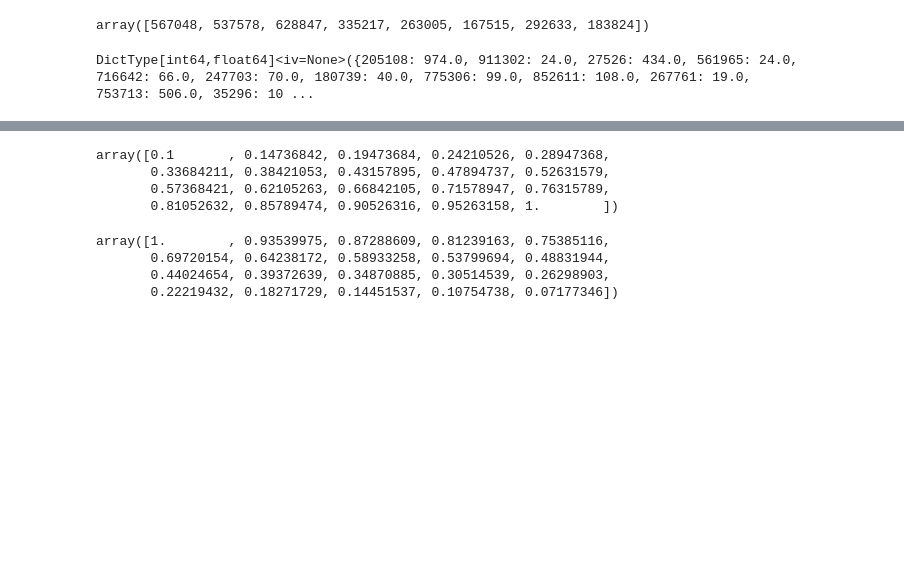
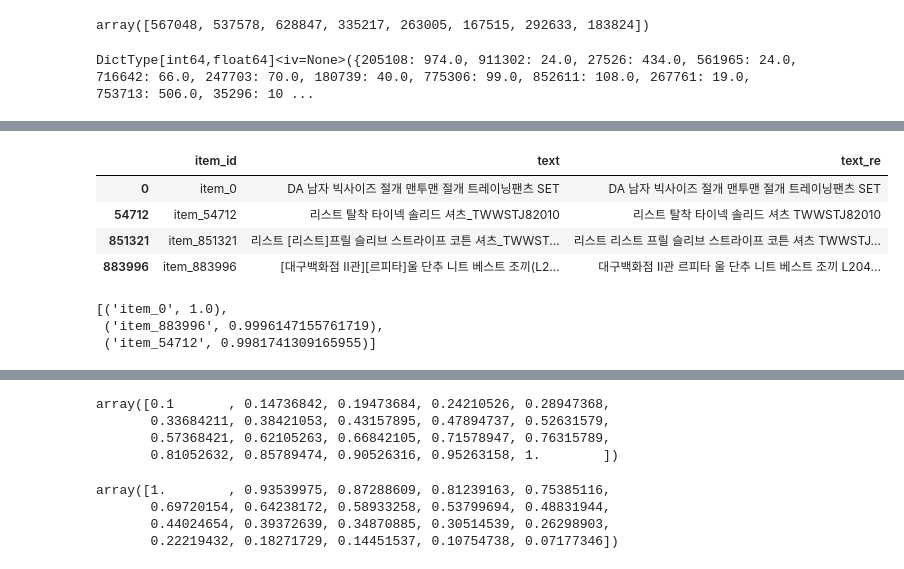
Before and after one commit to citizenofathens/AlgorithmDataStructure, a Jupyter notebook: baseline_(2).ipynb, the cells around one changed output, grey strips where cells are left out. Drawn from its saved outputs; the diff is of its cells as text; code cells hidden in the pictures; blank space fills up the shorter version.

```diff
--- a/baseline_(2).ipynb
+++ b/baseline_(2).ipynb
@@ -611,0 +883,21 @@ dtype: int64
+# %%
+# 하나도 안비슷한데 흠 뭐가 잘못된듯
+
+item_df[item_df.item_id.isin(['item_0','item_883996','item_54712','item_851321'])]
+# %% [output]
+|  | item_id | text | text_re |
+| 0 | item_0 | DA 남자 빅사이즈 절개 맨투맨 절개 트레이닝팬츠 SET | DA 남자 빅사이즈 절개 맨투맨 절개 트레이닝팬츠 SET |
+| 54712 | item_54712 | 리스트 탈착 타이넥 솔리드 셔츠_TWWSTJ82010 | 리스트 탈착 타이넥 솔리드 셔츠 TWWSTJ82010 |
+| 851321 | item_851321 | 리스트 [리스트]프릴 슬리브 스트라이프 코튼 셔츠_TWWST... | 리스트 리스트 프릴 슬리브 스트라이프 코튼 셔츠 TWWSTJ... |
+| 883996 | item_883996 | [대구백화점 II관][르피타]울 단추 니트 베스트 조끼(L2... | 대구백화점 II관 르피타 울 단추 니트 베스트 조끼 L204... |
+# %%
+ # 오케이 많이 비슷하다, 탈착과 절개도 비슷하다고 판단하네
+ # 이렇게 most_similar item을 찾는 건 알았는데
+# 특정 아이템과의 유사도도 계산해보자 ,이름이비슷하다고다음검색으로 이어지진않으니까 그게 벡터화된 값이라 해도
+# 드디어 cls token같은 doc2vec 을 해봤고 해보니까 또 연구하듯이 생각드는건 이 압축된정보가 정보를 더 잘 포함할까? cls token이 그랬떤것처럼 거기에 더 잘 담을려면 어떻게해야되는거고 이렇게 유사도가 잘나오는데 그러면 word token vector는 필요없나
+
+ model.docvecs.most_similar([vec], topn=3)
+# %% [output]
+[('item_0', 1.0),
+ ('item_883996', 0.9996147155761719),
+ ('item_54712', 0.9981741309165955)]
```
Also changed, not shown: parts of 98 cells of this notebook.
